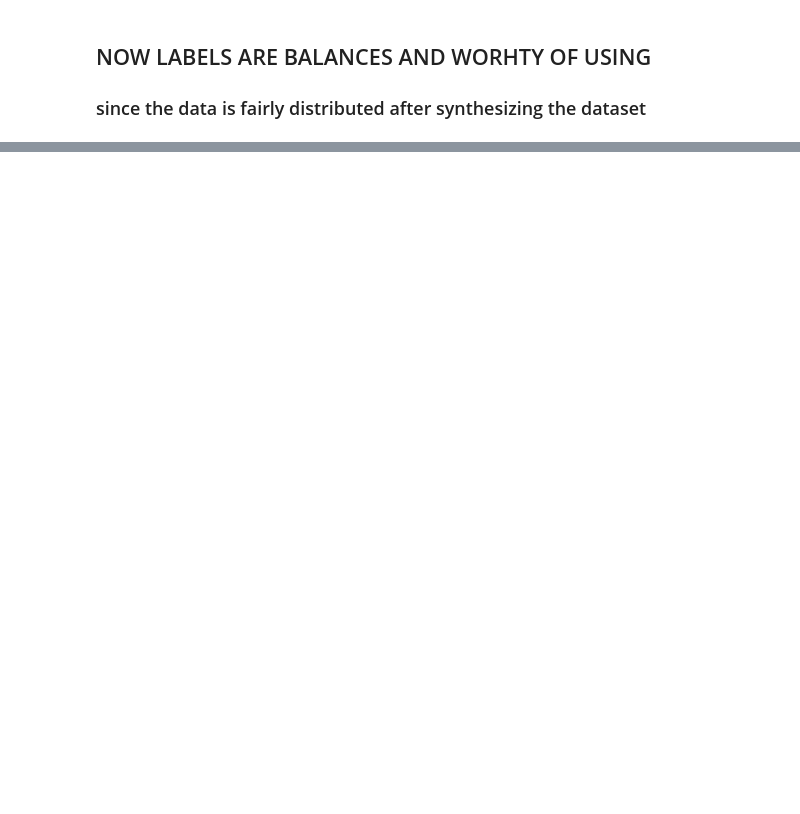
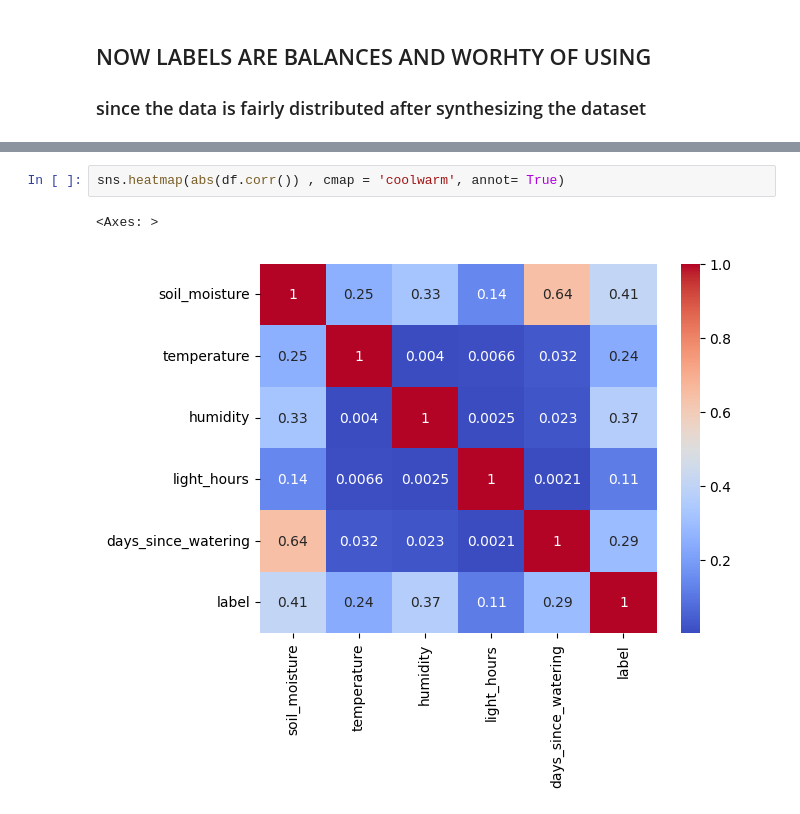
Before and after one commit to Omar-oymk/Watering_Predictior_ml, a Jupyter notebook: Watering_Predictor.ipynb, the cells around one changed output, grey strips where cells are left out. Drawn from its saved outputs; the diff is of its cells as text; blank space fills up the shorter version.

```diff
--- a/Watering_Predictor.ipynb
+++ b/Watering_Predictor.ipynb
@@ -29,0 +61,5 @@ df.sample()
+# %%
+sns.heatmap(abs(df.corr()) , cmap = 'coolwarm', annot= True)
+# %% [output]
+<Axes: >
+[figure, added]
```
Also changed, not shown: parts of 8 cells of this notebook.
